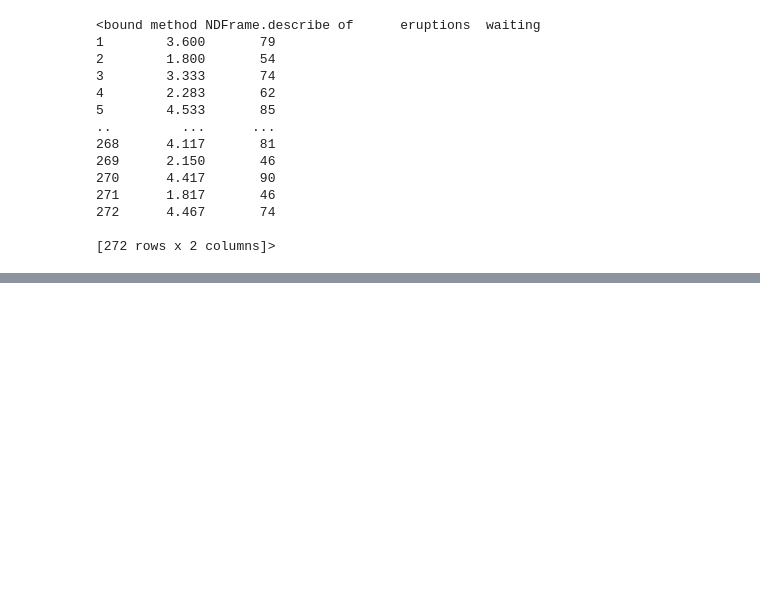
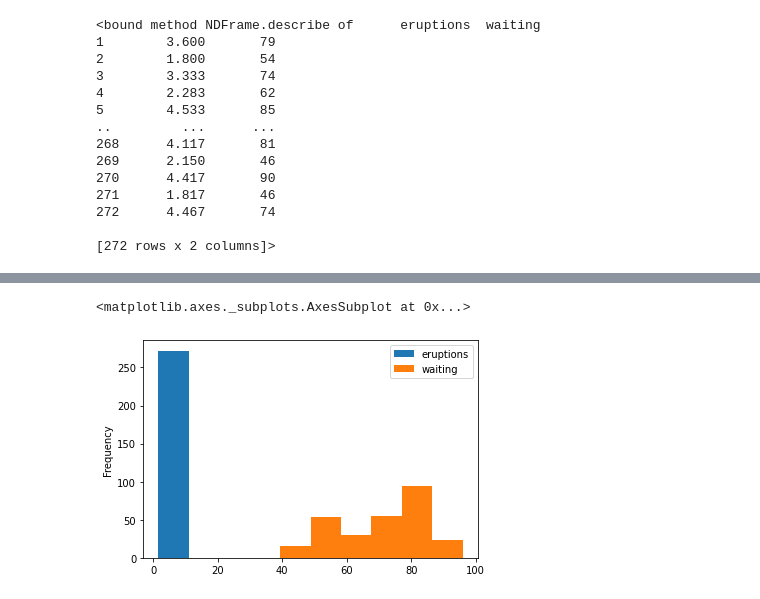
Before and after one commit to leejyy/New, a Jupyter notebook: Panda1.ipynb, the cells around one changed output, grey strips where cells are left out. Drawn from its saved outputs; the diff is of its cells as text; code cells hidden in the pictures; blank space fills up the shorter version.

```diff
--- a/Panda1.ipynb
+++ b/Panda1.ipynb
@@ -237,0 +269,5 @@ df.describe
+# %%
+df.plot(kind="hist")
+# %% [output]
+<matplotlib.axes._subplots.AxesSubplot at 0x...>
+[figure, added]
```
Also changed, not shown: parts of 5 cells of this notebook.
